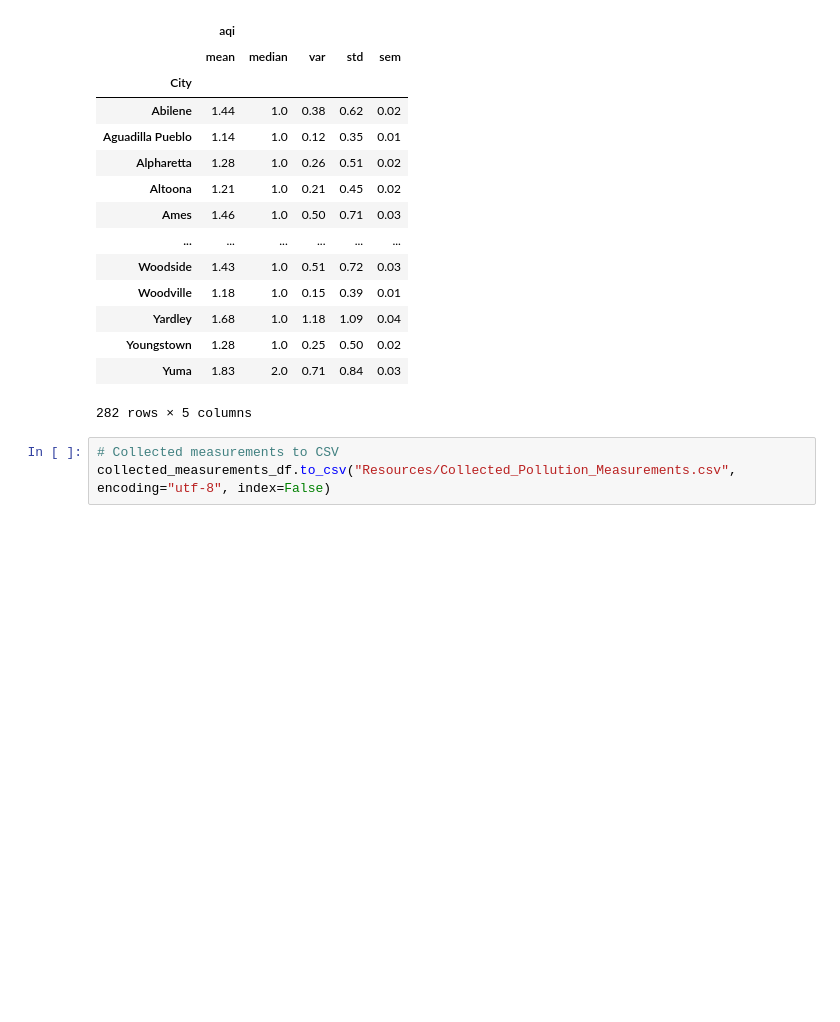
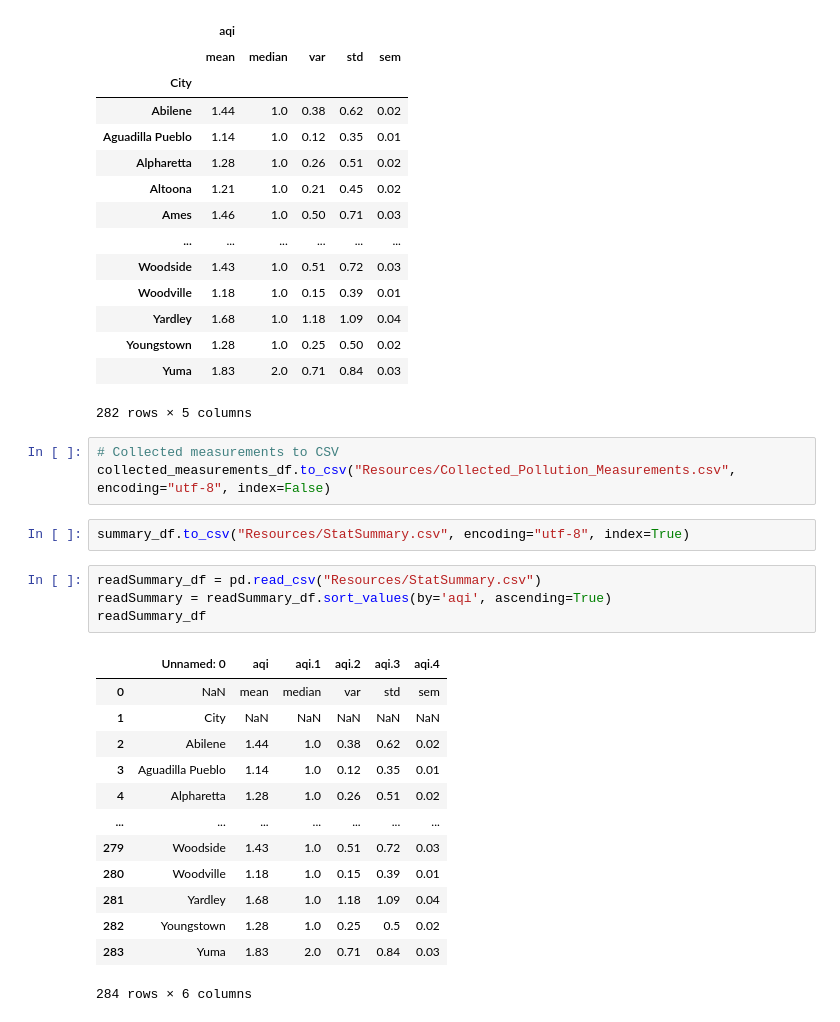
Before and after one commit to khartmann5/Project_01, a Jupyter notebook: Air_Quality_Data.ipynb, the cells around one changed output. Cells and saved outputs as stored; diff of their text form; blank space fills up the shorter version.

Commit message:
attempting some stat analysis

```diff
--- a/Air_Quality_Data.ipynb
+++ b/Air_Quality_Data.ipynb
@@ -178,3 +179,23 @@ round(collected_measurements_df.groupby(["City"]).agg({'aqi':['mean','median','v
 # %%
 # Collected measurements to CSV
 collected_measurements_df.to_csv("Resources/Collected_Pollution_Measurements.csv", encoding="utf-8", index=False)
+# %%
+summary_df.to_csv("Resources/StatSummary.csv", encoding="utf-8", index=True)
+# %%
+readSummary_df = pd.read_csv("Resources/StatSummary.csv")
+readSummary = readSummary_df.sort_values(by='aqi', ascending=True)
+readSummary_df
+# %% [output]
+|  | Unnamed: 0 | aqi | aqi.1 | aqi.2 | aqi.3 | aqi.4 |
+| 0 | NaN | mean | median | var | std | sem |
+| 1 | City | NaN | NaN | NaN | NaN | NaN |
+| 2 | Abilene | 1.44 | 1.0 | 0.38 | 0.62 | 0.02 |
+| 3 | Aguadilla Pueblo | 1.14 | 1.0 | 0.12 | 0.35 | 0.01 |
+| 4 | Alpharetta | 1.28 | 1.0 | 0.26 | 0.51 | 0.02 |
+| ... | ... | ... | ... | ... | ... | ... |
+| 279 | Woodside | 1.43 | 1.0 | 0.51 | 0.72 | 0.03 |
+| 280 | Woodville | 1.18 | 1.0 | 0.15 | 0.39 | 0.01 |
+| 281 | Yardley | 1.68 | 1.0 | 1.18 | 1.09 | 0.04 |
+| 282 | Youngstown | 1.28 | 1.0 | 0.25 | 0.5 | 0.02 |
+| 283 | Yuma | 1.83 | 2.0 | 0.71 | 0.84 | 0.03 |
+284 rows × 6 columns
```
Also changed, not shown: parts of 1 cell of this notebook, 1 other file.
